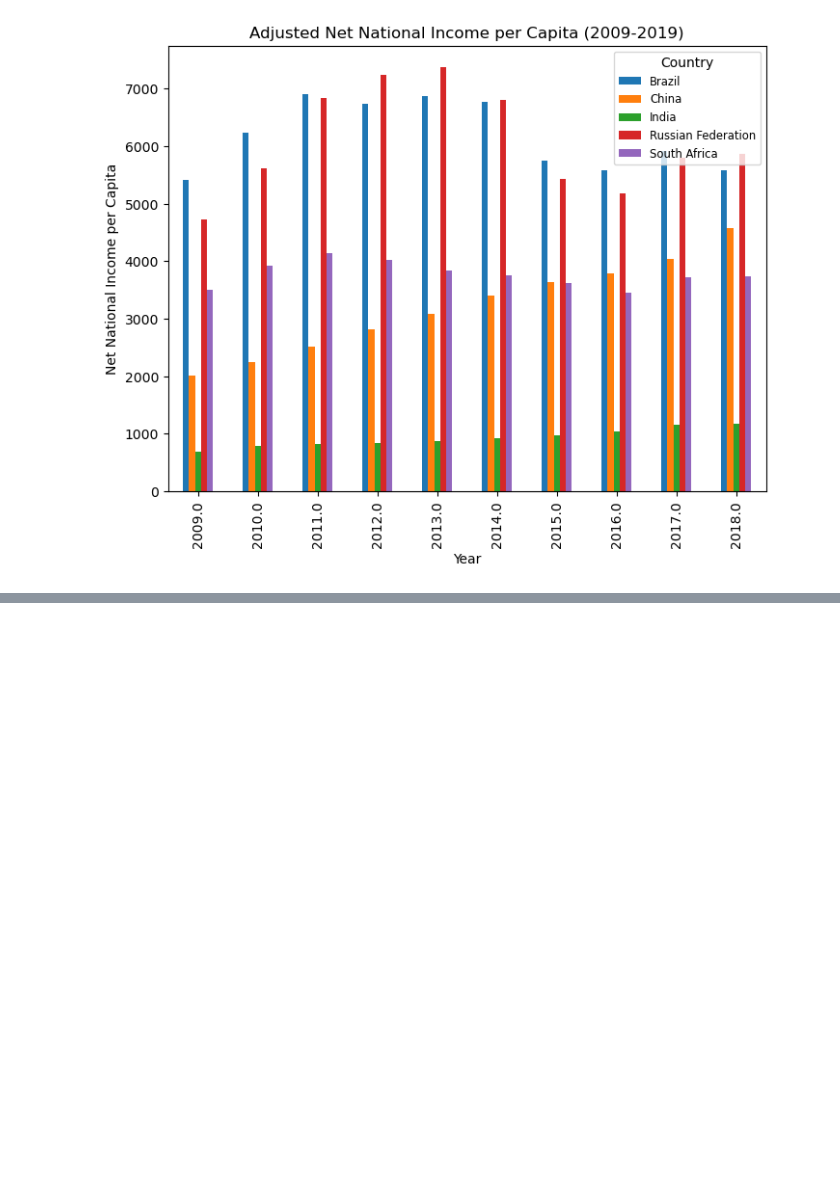
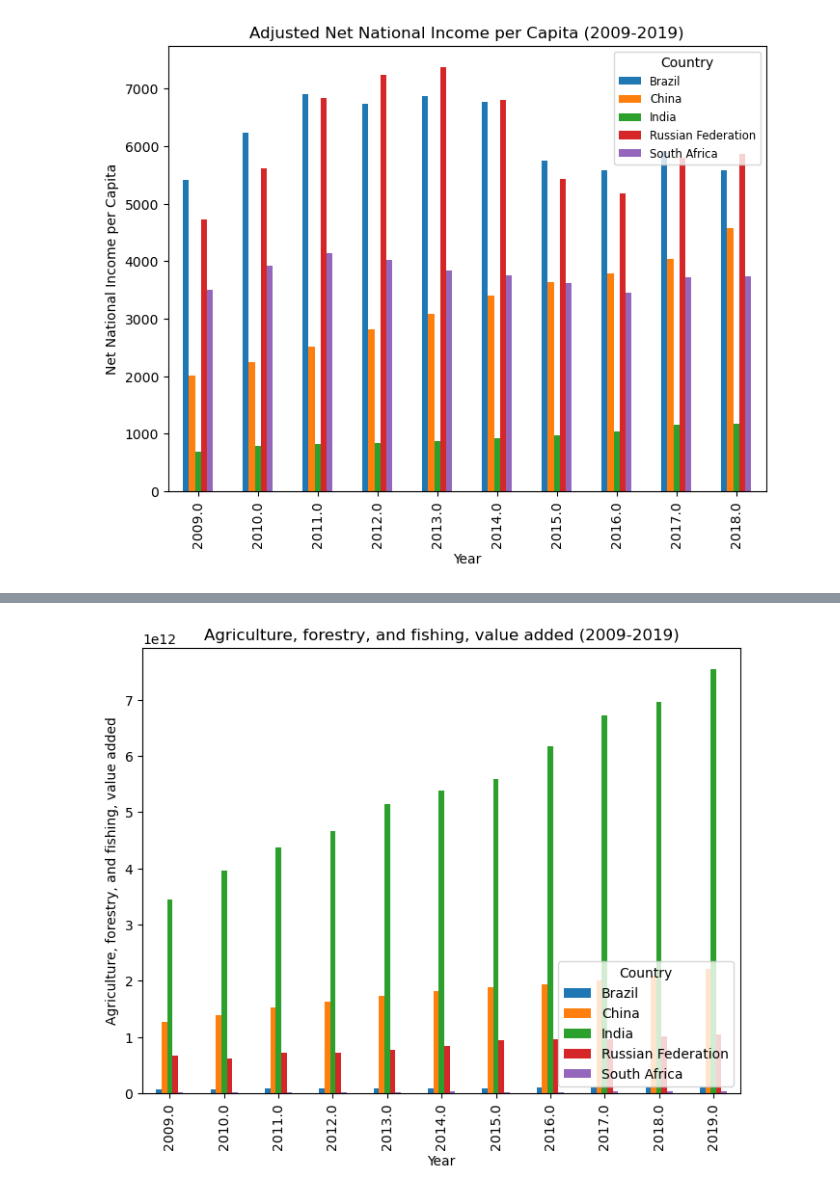
Before and after one commit to SArjaGit/BRICS_Project, a Jupyter notebook: Justin/Economic.ipynb, the cells around one changed output, grey strips where cells are left out. Drawn from its saved outputs; the diff is of its cells as text; code cells hidden in the pictures; blank space fills up the shorter version.

```diff
--- a/Justin/Economic.ipynb
+++ b/Justin/Economic.ipynb
@@ -161,0 +199,12 @@ plt.show()
+# %%
+# Creating a bar graph to show the data for Agriculture, forestry, and fishing, value added
+group_agriculture_forestry_fishing.pivot(index="Year", columns="CountryName", values="Value").plot(kind="bar", figsize=(8,6))
+
+# Setting titles and labels
+plt.title("Agriculture, forestry, and fishing, value added (2009-2019)")
+plt.xlabel("Year")
+plt.ylabel("Agriculture, forestry, and fishing, value added")
+plt.legend(title="Country", loc="lower right")
+plt.show()
+# %% [output]
+[figure, added]
```
Also changed, not shown: parts of 4 cells of this notebook.
